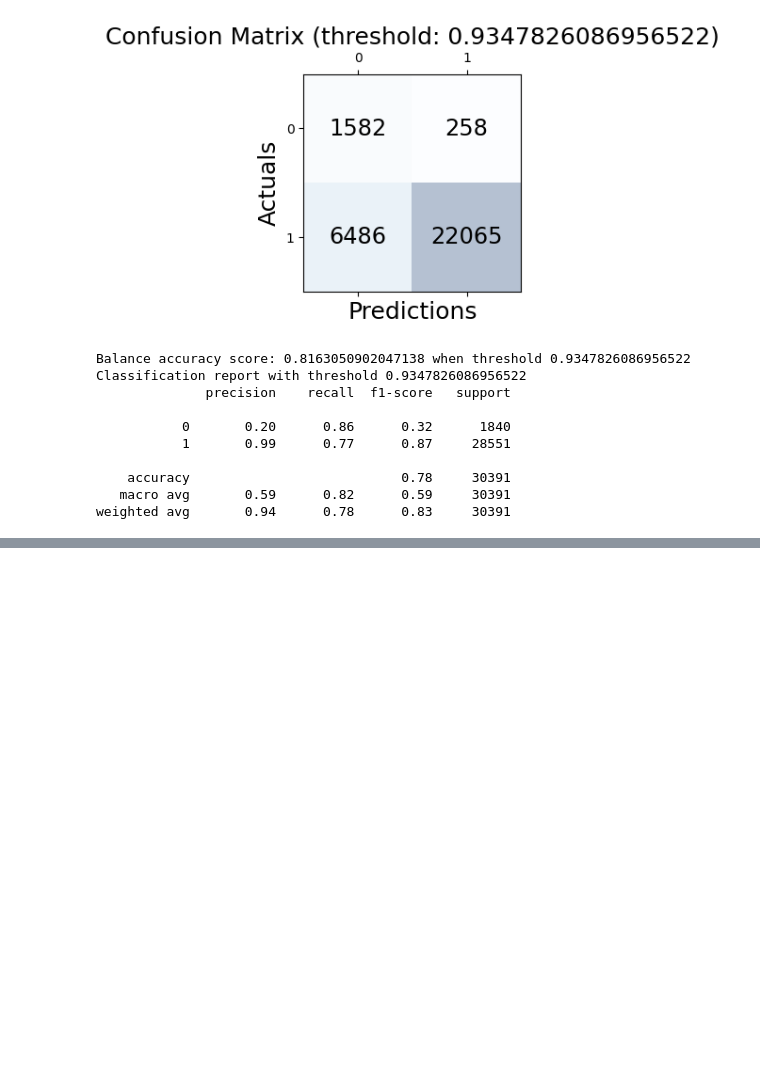
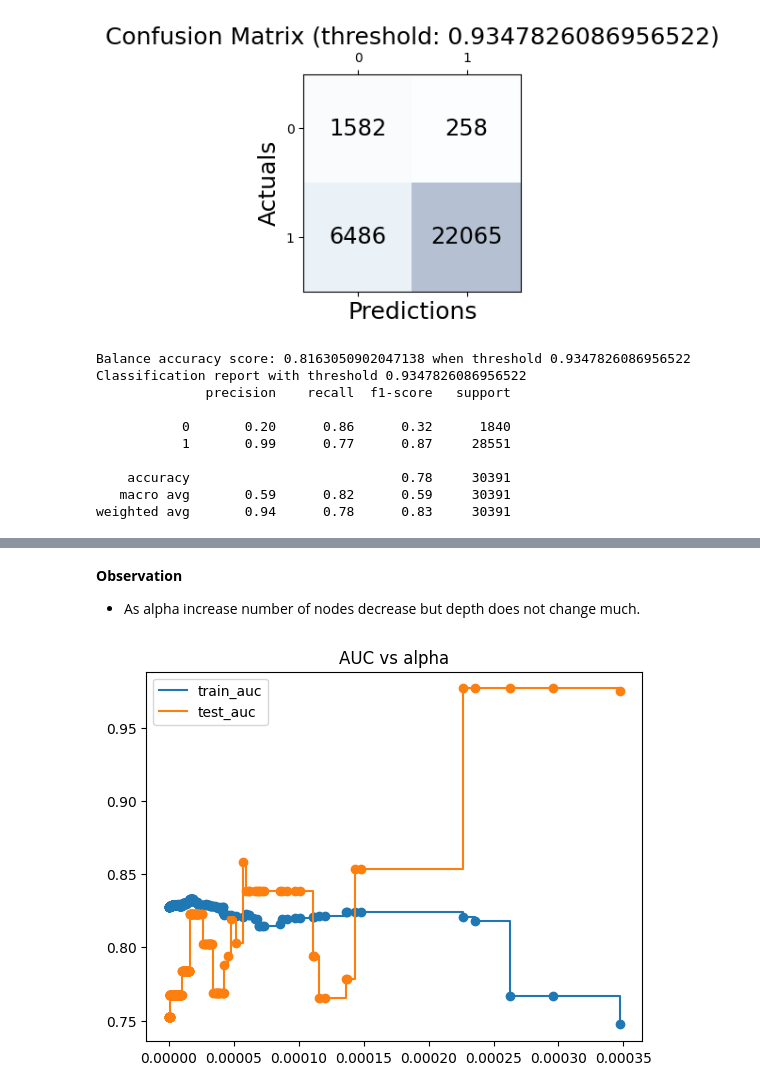
Before and after one commit to SmithaUpadhyaya/employee_access_resource_classifier, a Jupyter notebook: notebooks/training.ipynb, the cells around one changed output, grey strips where cells are left out. Drawn from its saved outputs; the diff is of its cells as text; code cells hidden in the pictures; blank space fills up the shorter version.

```diff
--- a/notebooks/training.ipynb
+++ b/notebooks/training.ipynb
@@ -382,0 +451,5 @@ weighted avg       0.94      0.78      0.83     30391
+# %%
+y = train['ACTION']
+train.drop('ACTION', axis = 1, inplace = True)
+
+X = train
@@ -382,0 +519,26 @@ weighted avg       0.94      0.78      0.83     30391
+# %% [markdown]
+**Observation**
+
+- As alpha increase number of nodes decrease but depth does not change much.
+# %%
+train_auc = []
+test_auc = []
+
+for c in clfs:
+
+    y_train_pred = c.predict(X_train)
+    y_test_pred = c.predict(X_test)
+
+    train_auc.append(roc_auc_score(y_train_pred, Y_train))
+    test_auc.append(roc_auc_score(y_test_pred, Y_test))
+
+plt.scatter(ccp_alphas,train_auc)
+plt.scatter(ccp_alphas,test_auc)
+
+plt.plot(ccp_alphas, train_auc, label = 'train_auc', drawstyle = "steps-post")
+plt.plot(ccp_alphas, test_auc, label = 'test_auc', drawstyle = "steps-post")
+plt.legend()
+plt.title('AUC vs alpha')
+plt.show()
+# %% [output]
+[figure, added]
```
Also changed, not shown: parts of 18 cells of this notebook, 2 other files.
